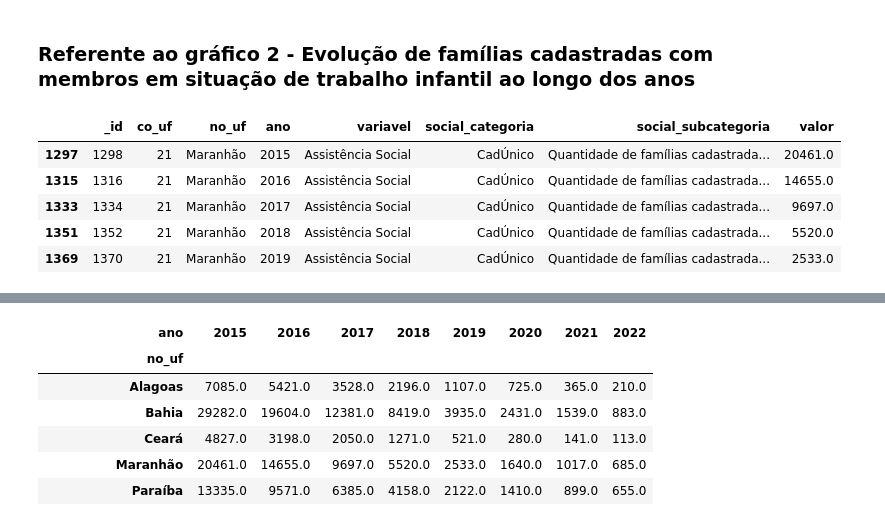
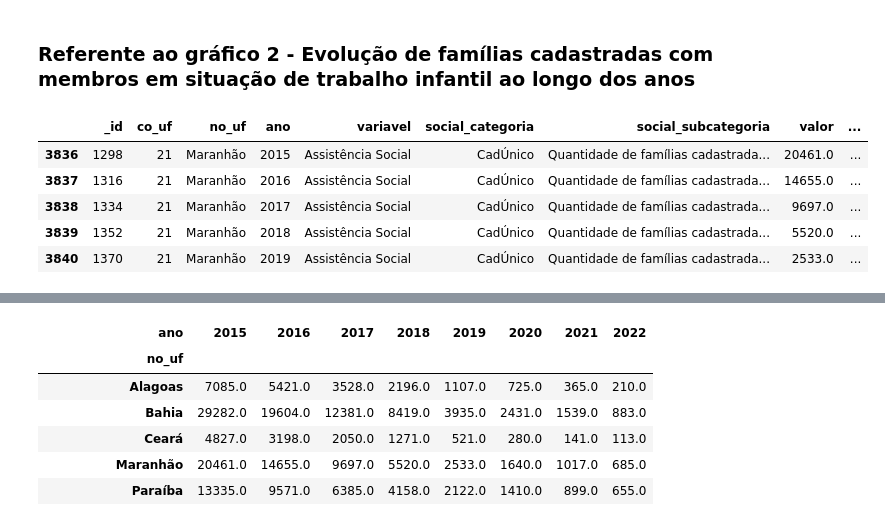
Before and after one commit to edilton-bs/AV1IntroCD, a Jupyter notebook: main.ipynb, the cells around one changed output, grey strips where cells are left out. Cells and saved outputs as stored; diff of their text form; code cells hidden in the pictures.

```diff
--- a/main.ipynb
+++ b/main.ipynb
@@ -39,3 +72,30 @@ array(['Quantidade de famílias cadastradas com renda per capita mensal acima de
        'Taxa de atualização cadastral - a taxa é obtida pela divisão do Total de Famílias com cadastro atualizado pelo Total de Famílias cadastradas no Cadastro Único.',
        'Taxa de atualização cadastral até 1/2 Sal. min. - a taxa é obtida pela divisão do Total de Famílias com renda até 1/2 Sal. min. com cadastro atualizado pelo Total de Famílias cadastradas com r ...
       dtype=object)
+# %%
+# Dicionário com as abreviações
+abreviacoes = {
+    'Quantidade de famílias cadastradas com renda per capita mensal acima de meio salário mínimo (FAIXA 4****)': 'Fam_Renda_Faixa4',
+    'Quantidade de famílias cadastradas com renda per capita mensal na FAIXA 1*': 'Fam_Renda_Faixa1',
+    'Quantidade de famílias cadastradas com renda per capita mensal na FAIXA 2**': 'Fam_Renda_Faixa2',
+    'Quantidade de famílias cadastradas com renda per capita mensal na FAIXA 3***': 'Fam_Renda_Faixa3',
+    'Quantidade de pessoas cadastradas em famílias com renda per capita mensal acima de meio salário mínimo (FAIXA 4****)': 'Pess_Renda_Faixa4',
+    'Quantidade de pessoas cadastradas em famílias com renda per capita mensal na FAIXA 1*': 'Pess_Renda_Faixa1',
+    'Quantidade de pessoas cadastradas em famílias com renda per capita mensal na FAIXA 2**': 'Pess_Renda_Faixa2',
+    'Quantidade de pessoas cadastradas em famílias com renda per capita mensal na FAIXA 3***': 'Pess_Renda_Faixa3',
+    'Quantidade total de famílias cadastradas': 'Total_Fam_Cadastradas',
+    'Quantidade total de famílias cadastradas com renda per capita mensal até meio salário mínimo (FAIXAS 1, 2 e 3)*': 'Total_Fam_Renda_Meio_Salario',
+    'Quantidade total de pessoas cadastradas': 'Total_Pess_Cadastradas',
+    'Quantidade total de pessoas cadastradas em famílias com renda per capita mensal até meio salário mínimo (FAIXAS 1, 2 e 3)*': 'Total_Pess_Renda_Meio_Salario',
+    'Quantidade de famílias beneficiárias do Programa Bolsa Família/Auxílio Brasil com algum membro em situação de trabalho infantil': 'Fam_Benef_Trab_Infantil',
+    'Quantidade de famílias cadastradas com algum membro em situação de trabalho infantil': 'Fam_Cadas_Trab_Infantil',
+    'Quantidade de famílias com os cadastros atualizados e com renda per capita mensal até meio salário mínimo': 'Fam_Cadas_Atual_Renda_Meio_Salario',
+    'Quantidade total de famílias com os cadastros atualizados': 'Total_Fam_Cadas_Atual',
+    'Taxa de atualização cadastral - a taxa é obtida pela divisão do Total de Famílias com cadastro atualizado pelo Total de Famílias cadastradas no Cadastro Único.': 'Taxa_Atualizacao_Cadastral',
+    'Taxa de atualização cadastral até 1/2 Sal. min. - a taxa é obtida pela divisão do Total de Famílias com renda até 1/2 Sal. min. com cadastro atualizado pelo Total de Famílias cadastradas com renda até 1/2 Sal. min. no Cadastro Único.': 'Taxa_Atual_Renda_Meio_Salario'
+}
+
+# Criando o novo dataframe
+df_abreviacoes = pd.DataFrame(list(abreviacoes.items()), columns=['social_subcategoria', 'Abreviacao'])
+df_abreviacoes.set_index('social_subcategoria', inplace=True)
+df_abreviacoes.head()
@@ -41,0 +110,4 @@ array(['Quantidade de famílias cadastradas com renda per capita mensal acima de
+# %%
+# Fazendo um merge entre o df original e o df_abreviacoes
+df = df.merge(df_abreviacoes, on='social_subcategoria')
+df.head()
@@ -105,16 +187,19 @@ plt.show()
 # %%
 # filtrando dados do nordeste
 estados_nordeste = ['Maranhão', 'Piauí', 'Ceará', 'Rio Grande do Norte', 'Paraíba',
                     'Pernambuco', 'Alagoas', 'Sergipe', 'Bahia']
 
+# dataframe com dados do nordeste
 df_nordeste = df[df['no_uf'].isin(estados_nordeste)]
-df_nordeste = df_nordeste[df_nordeste['social_subcategoria'] == 'Quantidade de famílias cadastradas com algum membro em situação de trabalho infantil']
+
+# filtrando as linhas de interesse
+df_nordeste = df_nordeste[df_nordeste['Abreviacao'] == 'Fam_Cadas_Trab_Infantil']
 
 df_nordeste.head()
 # %% [output]
-|  | _id | co_uf | no_uf | ano | variavel | social_categoria | social_subcategoria | valor |
-| 1297 | 1298 | 21 | Maranhão | 2015 | Assistência Social | CadÚnico | Quantidade de famílias cadastrada... | 20461.0 |
-| 1315 | 1316 | 21 | Maranhão | 2016 | Assistência Social | CadÚnico | Quantidade de famílias cadastrada... | 14655.0 |
-| 1333 | 1334 | 21 | Maranhão | 2017 | Assistência Social | CadÚnico | Quantidade de famílias cadastrada... | 9697.0 |
-| 1351 | 1352 | 21 | Maranhão | 2018 | Assistência Social | CadÚnico | Quantidade de famílias cadastrada... | 5520.0 |
-| 1369 | 1370 | 21 | Maranhão | 2019 | Assistência Social | CadÚnico | Quantidade de famílias cadastrada... | 2533.0 |
+|  | _id | co_uf | no_uf | ano | variavel | social_categoria | social_subcategoria | valor | ... |
+| 3836 | 1298 | 21 | Maranhão | 2015 | Assistência Social | CadÚnico | Quantidade de famílias cadastrada... | 20461.0 | ... |
+| 3837 | 1316 | 21 | Maranhão | 2016 | Assistência Social | CadÚnico | Quantidade de famílias cadastrada... | 14655.0 | ... |
+| 3838 | 1334 | 21 | Maranhão | 2017 | Assistência Social | CadÚnico | Quantidade de famílias cadastrada... | 9697.0 | ... |
+| 3839 | 1352 | 21 | Maranhão | 2018 | Assistência Social | CadÚnico | Quantidade de famílias cadastrada... | 5520.0 | ... |
+| 3840 | 1370 | 21 | Maranhão | 2019 | Assistência Social | CadÚnico | Quantidade de famílias cadastrada... | 2533.0 | ... |
```
Also changed, not shown: parts of 10 cells of this notebook.
